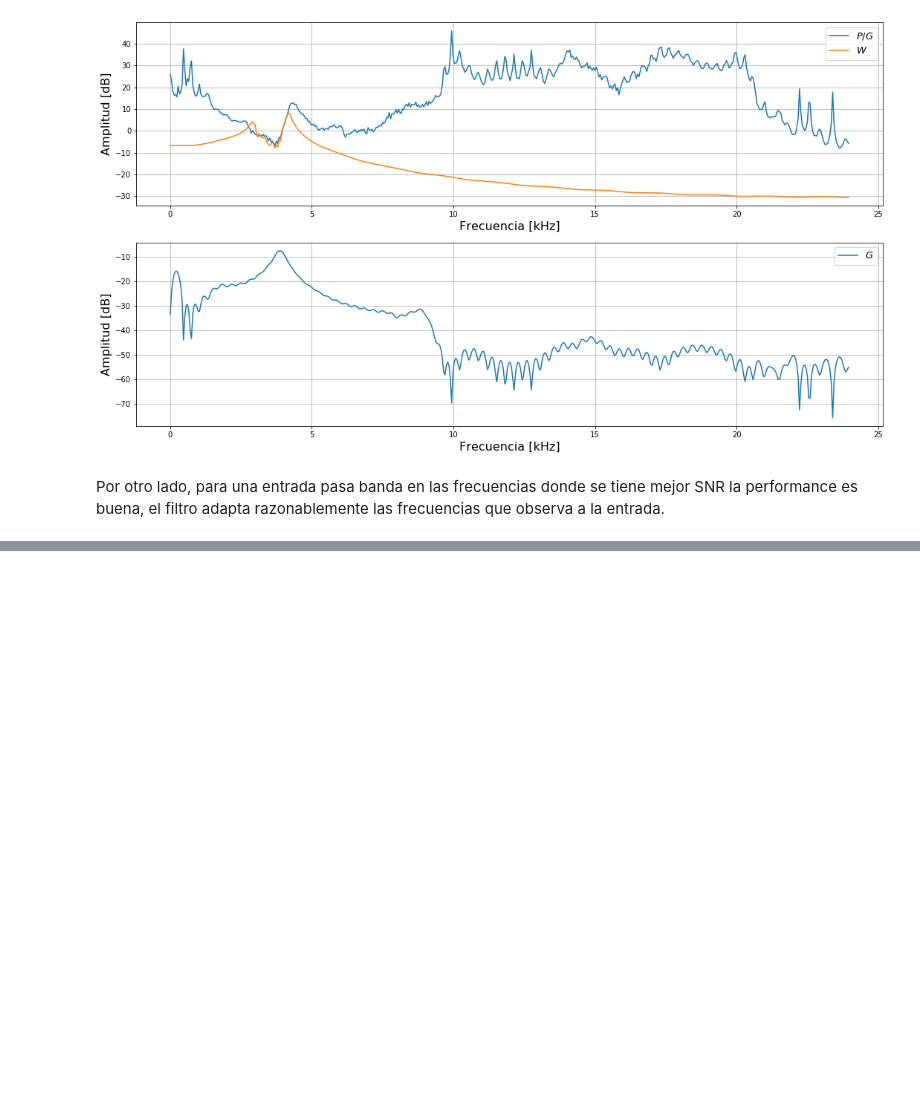
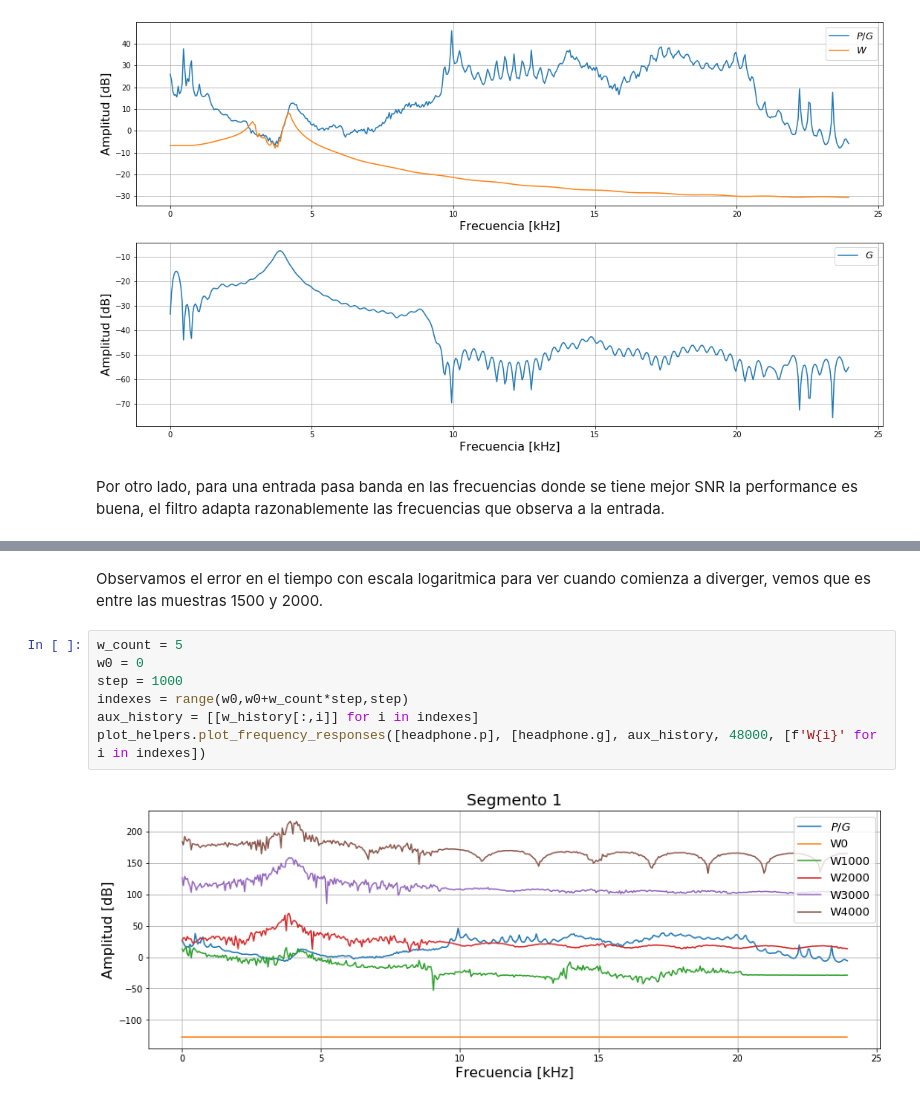
Before and after one commit to asp-image-dsp/asp-project-02, a Jupyter notebook: development/rls_passband.ipynb, the cells around one changed output, grey strips where cells are left out. Saved outputs shown, nothing was run; the diff lists cells and outputs as text; blank space fills up the shorter version.

```diff
--- a/development/rls_passband.ipynb
+++ b/development/rls_passband.ipynb
@@ -96,0 +126,11 @@ Por otro lado, para una entrada pasa banda en las frecuencias donde se tiene mej
+# %% [markdown]
+Observamos el error en el tiempo con escala logaritmica para ver cuando comienza a diverger, vemos que es entre las muestras 1500 y 2000.
+# %%
+w_count = 5
+w0 = 0
+step = 1000
+indexes = range(w0,w0+w_count*step,step)
+aux_history = [[w_history[:,i]] for i in indexes]
+plot_helpers.plot_frequency_responses([headphone.p], [headphone.g], aux_history, 48000, [f'W{i}' for i in indexes])
+# %% [output]
+[figure, added]
```
Also changed, not shown: parts of 7 cells of this notebook, 4 other files.
